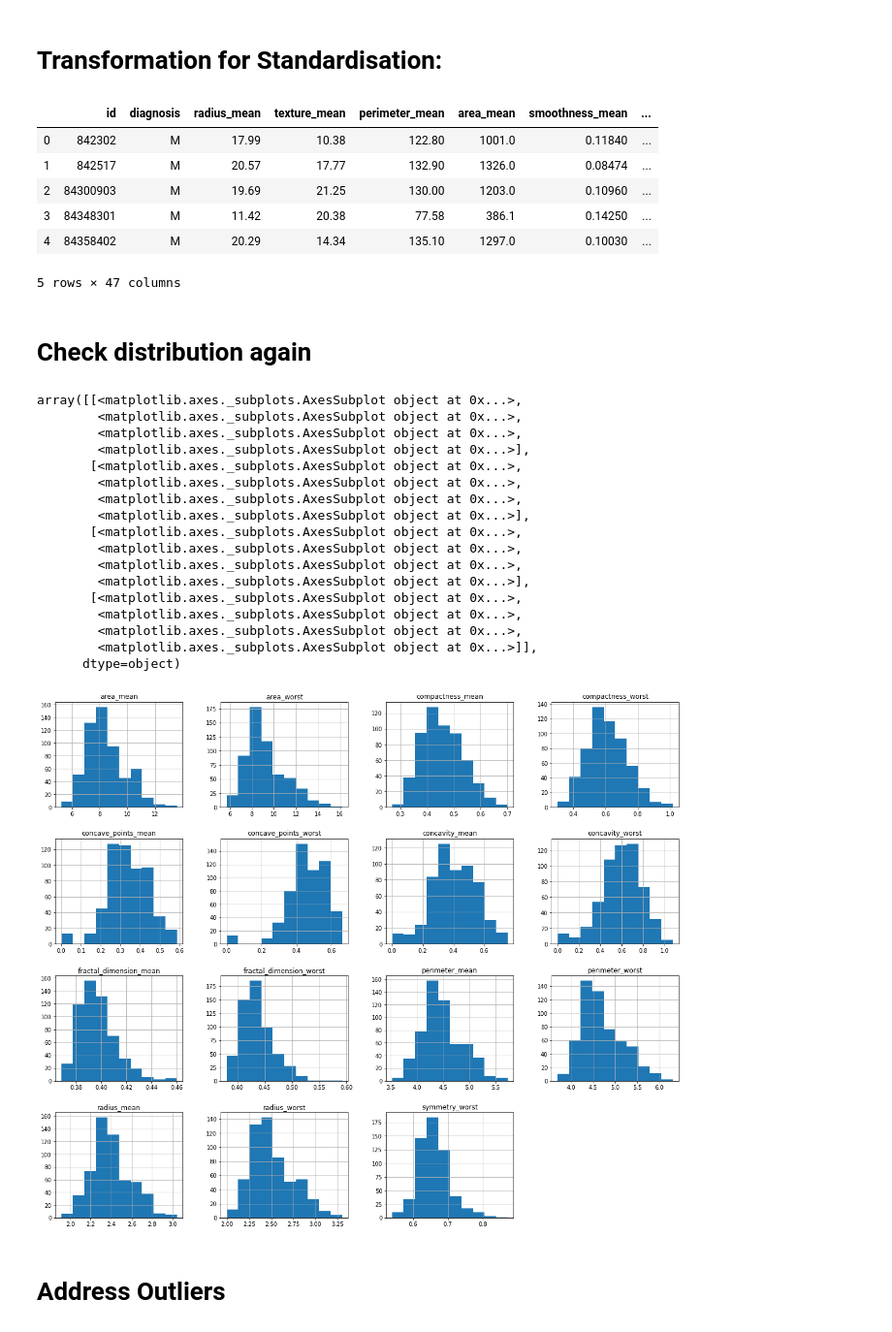
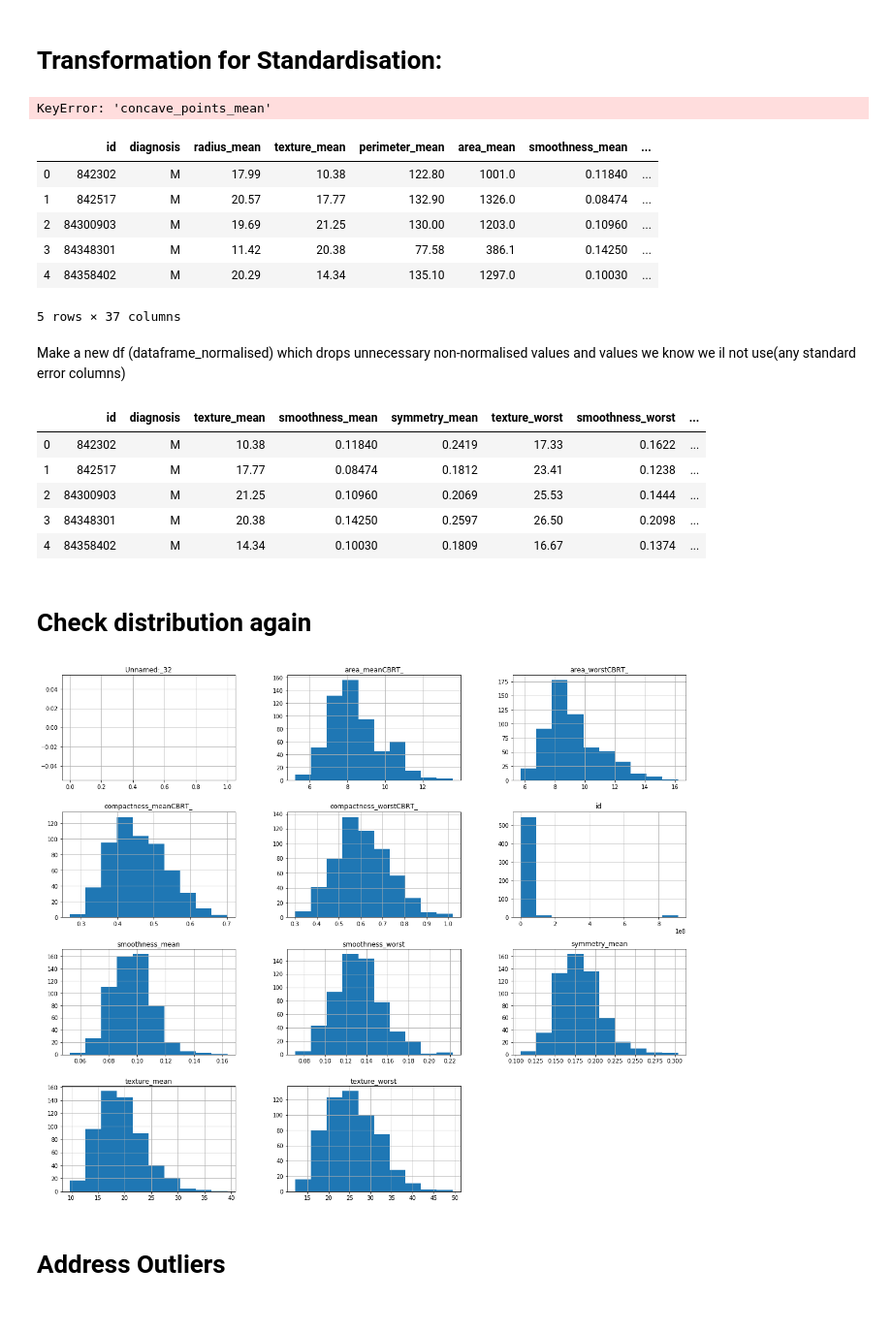
Before and after one commit to algakovic/Breast-Cancer-Kaggle, a Jupyter notebook: Project_Notebook.ipynb, the cells around one changed output. Shown at 97% size. Saved outputs shown, nothing was run; the diff lists cells and outputs as text; code cells hidden in the pictures.

Commit message:
Removed outlier treatment and compressed working dataframe to manageable size with no superflous columns

```diff
--- a/Project_Notebook.ipynb
+++ b/Project_Notebook.ipynb
@@ -182,14 +186,16 @@ There are several features which appear to have a normal distribution including:
 # %% [markdown]
 # Transformation for Standardisation:
 # %%
-df1 = pd.DataFrame()
+df_temp_join = pd.DataFrame()
 non_normal = ['area_mean', 'area_worst', 'compactness_mean', 'compactness_worst', 'concave_points_mean', 'concave_points_worst', 'concavity_mean', 'concavity_worst', 'fractal_dimension_mean', 'fractal_dimension_worst', 'perimeter_mean', 'perimeter_worst', 'radius_mean', 'radius_worst', 'symmetry_worst']
 
 for feat in non_normal:
-    df1[feat] = df[feat].map(lambda x: np.cbrt(x))
+    df_temp_join[feat] = df[feat].map(lambda x: np.cbrt(x))
+# %% [output]
+KeyError: 'concave_points_mean'
 # %%
-df2 = df.join(df1, rsuffix='CBRT_')
-df2.head()
+df_norms = df.join(df_temp_join, rsuffix='CBRT_')
+df_norms.head()
 # %% [output]
 |  | id | diagnosis | radius_mean | texture_mean | perimeter_mean | area_mean | smoothness_mean | ... |
 | 0 | 842302 | M | 17.99 | 10.38 | 122.80 | 1001.0 | 0.11840 | ... |
@@ -197,30 +203,27 @@ df2.head()
 | 2 | 84300903 | M | 19.69 | 21.25 | 130.00 | 1203.0 | 0.10960 | ... |
 | 3 | 84348301 | M | 11.42 | 20.38 | 77.58 | 386.1 | 0.14250 | ... |
 | 4 | 84358402 | M | 20.29 | 14.34 | 135.10 | 1297.0 | 0.10030 | ... |
-5 rows × 47 columns
+5 rows × 37 columns
+# %% [markdown]
+Make a new df (dataframe_normalised) which drops unnecessary non-normalised values and values we know we il not use(any standard error columns)
+# %%
+df_normalised = df_norms.drop(['radius_se', 'texture_se', 'perimeter_se', 'area_se', 'smoothness_se', 'compactness_se', 'concavity_se', 'concave_points_se', 'symmetry_se', 'fractal_dimension_se'], axis = 1)
+# %%
+df_normalised = df_normalised.drop(['area_mean', 'area_worst', 'compactness_mean', 'compactness_worst', 'concave_points_mean', 'concave_points_worst', 'concavity_mean', 'concavity_worst', 'fractal_dimension_mean', 'fractal_dimension_worst', 'perimeter_mean', 'perimeter_worst', 'radius_mean', 'radius_worst', 'symmetry_worst'], axis = 1)
+# %%
+df_normalised.head()
+# %% [output]
+|  | id | diagnosis | texture_mean | smoothness_mean | symmetry_mean | texture_worst | smoothness_worst | ... |
+| 0 | 842302 | M | 10.38 | 0.11840 | 0.2419 | 17.33 | 0.1622 | ... |
+| 1 | 842517 | M | 17.77 | 0.08474 | 0.1812 | 23.41 | 0.1238 | ... |
+| 2 | 84300903 | M | 21.25 | 0.10960 | 0.2069 | 25.53 | 0.1444 | ... |
+| 3 | 84348301 | M | 20.38 | 0.14250 | 0.2597 | 26.50 | 0.2098 | ... |
+| 4 | 84358402 | M | 14.34 | 0.10030 | 0.1809 | 16.67 | 0.1374 | ... |
 # %% [markdown]
 # Check distribution again
 # %%
-normalised_hist = df1.hist(figsize=(20,17))
-normalised_hist
+normalised_hist = df_normalised.hist(figsize=(20,17))
 # %% [output]
-array([[<matplotlib.axes._subplots.AxesSubplot object at 0x...>,
-        <matplotlib.axes._subplots.AxesSubplot object at 0x...>,
-        <matplotlib.axes._subplots.AxesSubplot object at 0x...>,
-        <matplotlib.axes._subplots.AxesSubplot object at 0x...>],
-       [<matplotlib.axes._subplots.AxesSubplot object at 0x...>,
-        <matplotlib.axes._subplots.AxesSubplot object at 0x...>,
-        <matplotlib.axes._subplots.AxesSubplot object at 0x...>,
-        <matplotlib.axes._subplots.AxesSubplot object at 0x...>],
-       [<matplotlib.axes._subplots.AxesSubplot object at 0x...>,
-        <matplotlib.axes._subplots.AxesSubplot object at 0x...>,
-        <matplotlib.axes._subplots.AxesSubplot object at 0x...>,
-        <matplotlib.axes._subplots.AxesSubplot object at 0x...>],
-       [<matplotlib.axes._subplots.AxesSubplot object at 0x...>,
-        <matplotlib.axes._subplots.AxesSubplot object at 0x...>,
-        <matplotlib.axes._subplots.AxesSubplot object at 0x...>,
-        <matplotlib.axes._subplots.AxesSubplot object at 0x...>]],
-      dtype=object)
-[figure, old version]
+[figure, new version]
 # %% [markdown]
 # Address Outliers
```
Also changed, not shown: parts of 12 cells of this notebook.
